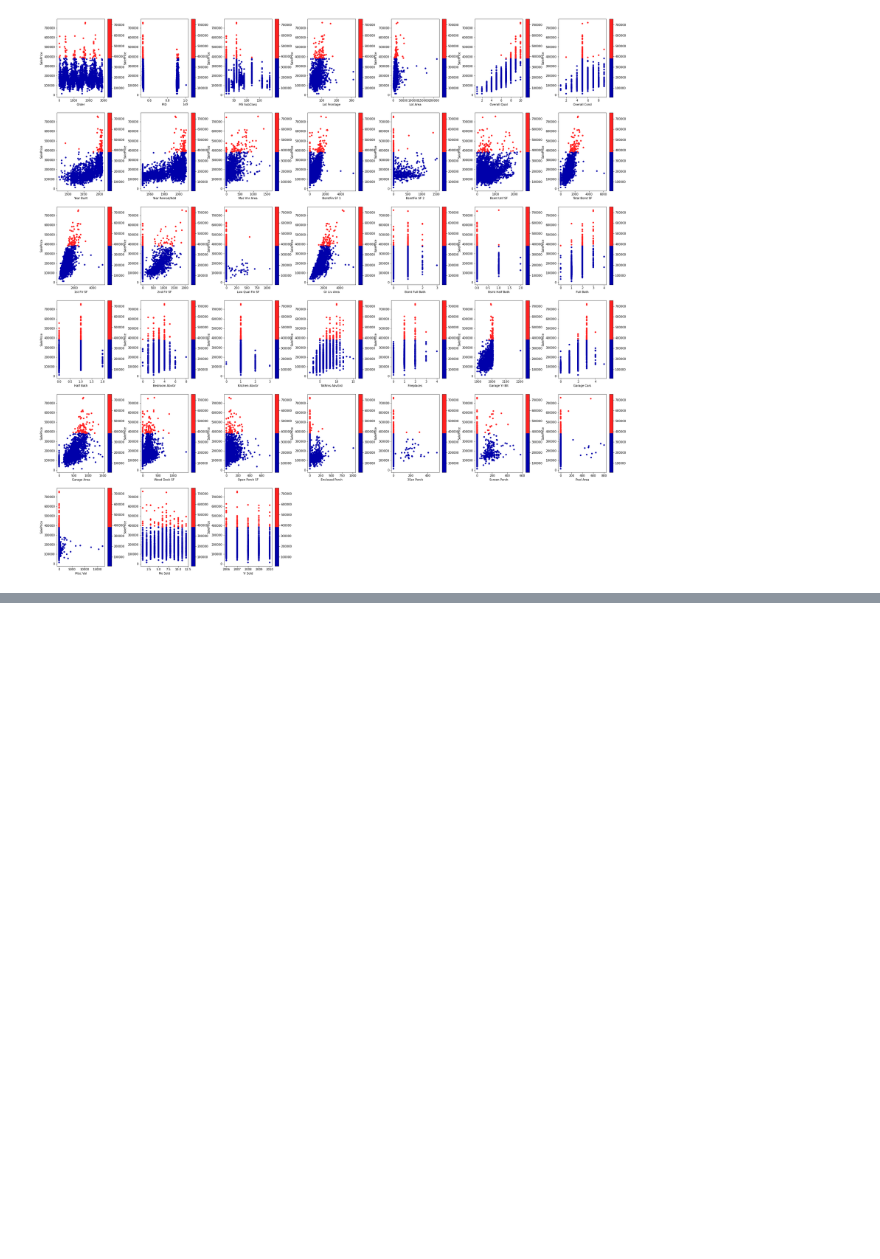
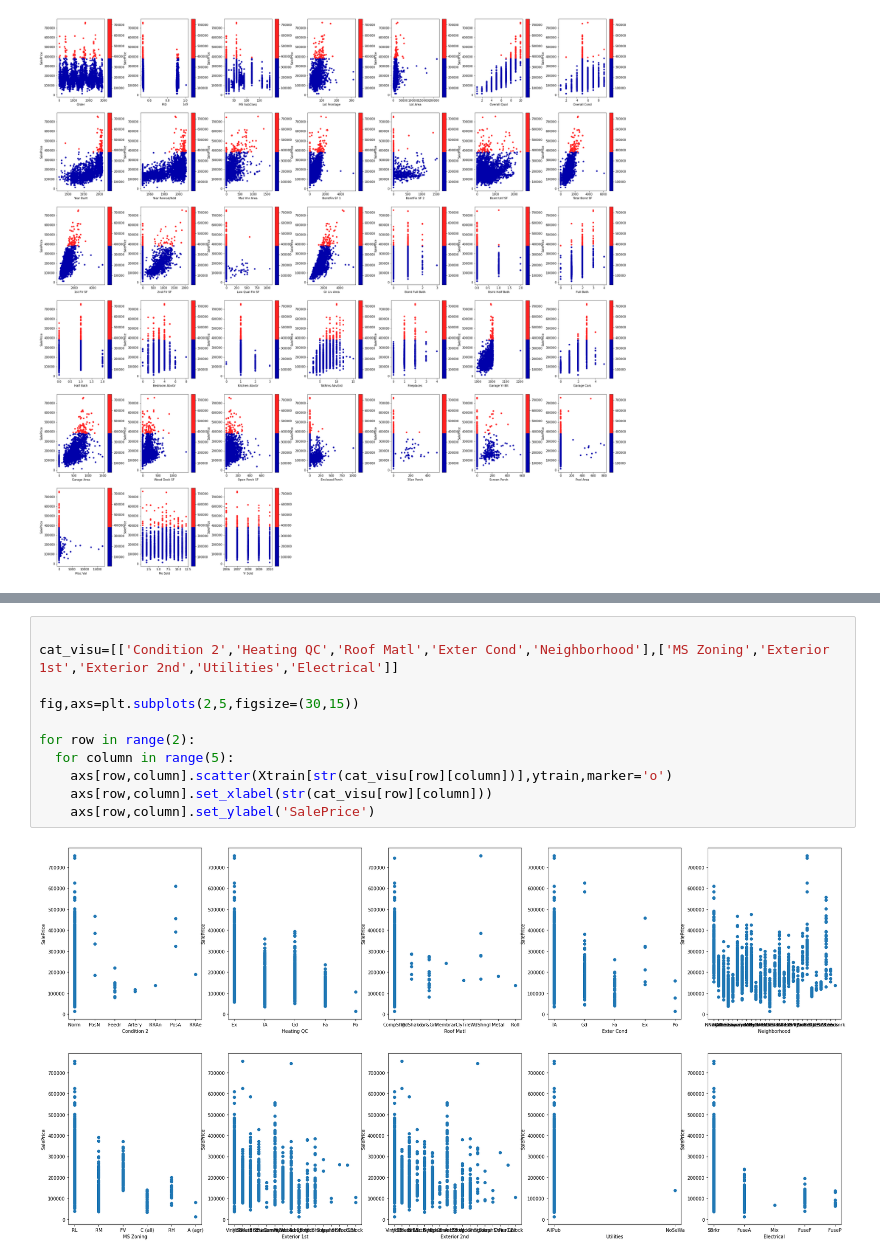
Before and after one commit to TawadrosGamal/Machine-learning-Implmentations, a Jupyter notebook: Regression_on_Ames_Housing_Dataset_.ipynb, the cells around one changed output, grey strips where cells are left out. Drawn from its saved outputs; the diff is of its cells as text; blank space fills up the shorter version.

```diff
--- a/Regression_on_Ames_Housing_Dataset_.ipynb
+++ b/Regression_on_Ames_Housing_Dataset_.ipynb
@@ -161 +165,14 @@ print(type(Xtrain))
+# %%
+
+cat_visu=[['Condition 2','Heating QC','Roof Matl','Exter Cond','Neighborhood'],['MS Zoning','Exterior 1st','Exterior 2nd','Utilities','Electrical']]
+
+fig,axs=plt.subplots(2,5,figsize=(30,15))
+
+for row in range(2):
+  for column in range(5):
+    axs[row,column].scatter(Xtrain[str(cat_visu[row][column])],ytrain,marker='o')
+    axs[row,column].set_xlabel(str(cat_visu[row][column]))
+    axs[row,column].set_ylabel('SalePrice')
+# %% [output]
+[figure, added]
 # %%
```
Also changed, not shown: parts of 9 cells of this notebook.
